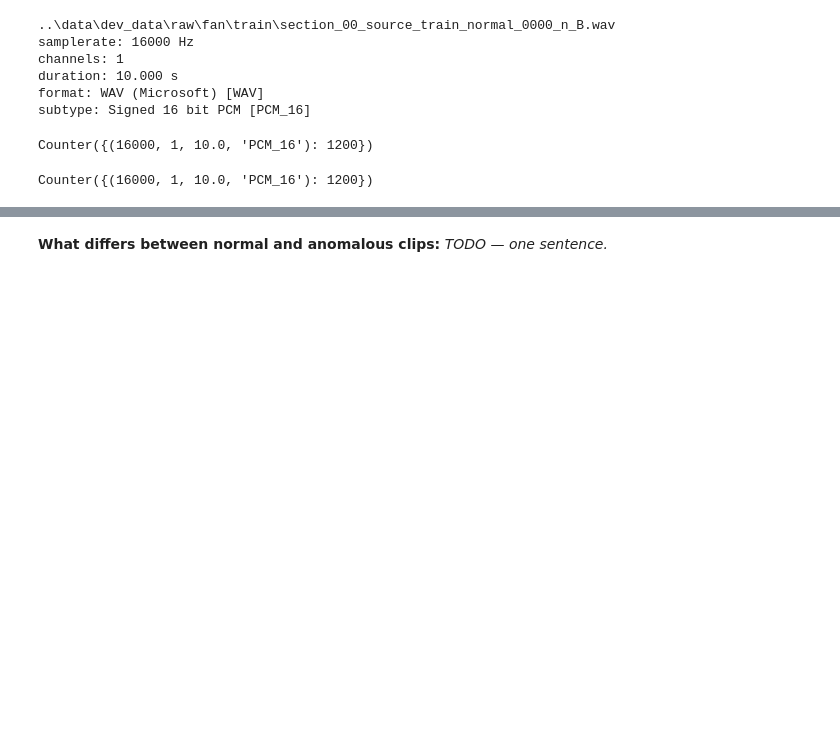
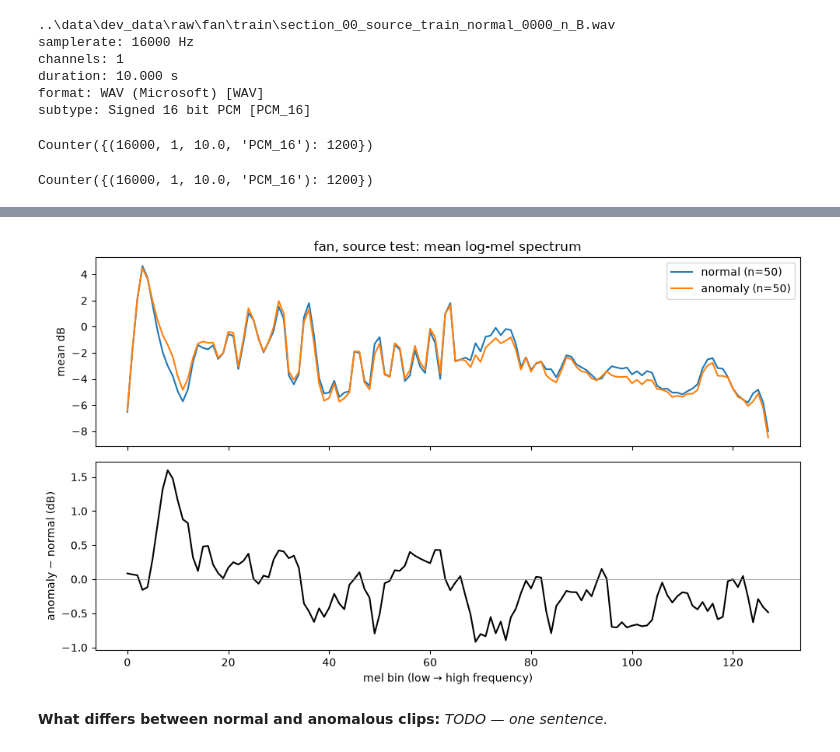
Before and after one commit to ShakilMahmud869/machine-sound-ad, a Jupyter notebook: notebooks/01_explore.ipynb, the cells around one changed output, grey strips where cells are left out. Cells and saved outputs as stored; diff of their text form; code cells hidden in the pictures; blank space fills up the shorter version.

```diff
--- a/notebooks/01_explore.ipynb
+++ b/notebooks/01_explore.ipynb
@@ -99,4 +134,28 @@ Counter({(16000, 1, 10.0, 'PCM_16'): 1200})
 # %%
 # TODO: mean log-mel spectrum, normal vs anomalous; save to ../results/
+import numpy as np
+
+def mean_spectrum(files):
+    # average each clip over time -> (128,), then average over clips
+    return torch.stack([to_db(f).mean(dim=1) for f in files]).mean(dim=0)
+
+src_normal  = [f for f in src_test if '_normal_' in f.name]
+src_anomaly = [f for f in src_test if '_anomaly_' in f.name]
+
+m_norm = mean_spectrum(src_normal)
+m_anom = mean_spectrum(src_anomaly)
+
+fig, (ax1, ax2) = plt.subplots(2, 1, figsize=(10, 6), sharex=True)
+ax1.plot(m_norm, label=f'normal (n={len(src_normal)})')
+ax1.plot(m_anom, label=f'anomaly (n={len(src_anomaly)})')
+ax1.set_ylabel('mean dB'); ax1.legend(); ax1.set_title('fan, source test: mean log-mel spectrum')
+ax2.plot(m_anom - m_norm, color='k')
+ax2.axhline(0, color='gray', lw=0.5)
+ax2.set_xlabel('mel bin (low → high frequency)'); ax2.set_ylabel('anomaly − normal (dB)')
+plt.tight_layout()
+plt.savefig('../results/fan_mean_spectrum.png', dpi=150)
+plt.show()
+# %% [output]
+[figure, added]
 # %% [markdown]
 **What differs between normal and anomalous clips:** _TODO — one sentence._
```
Also changed, not shown: parts of 3 cells of this notebook, 1 other file.
